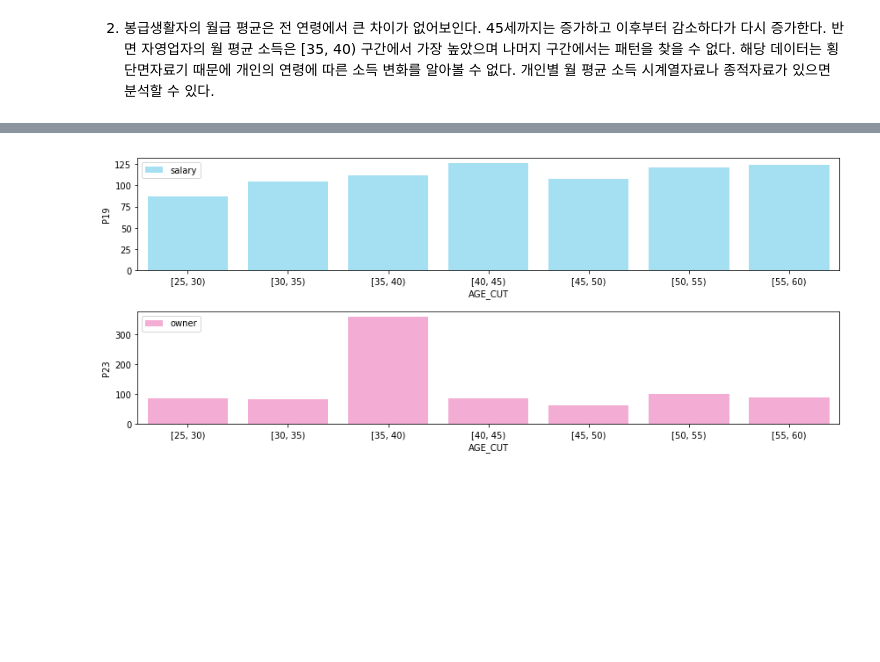
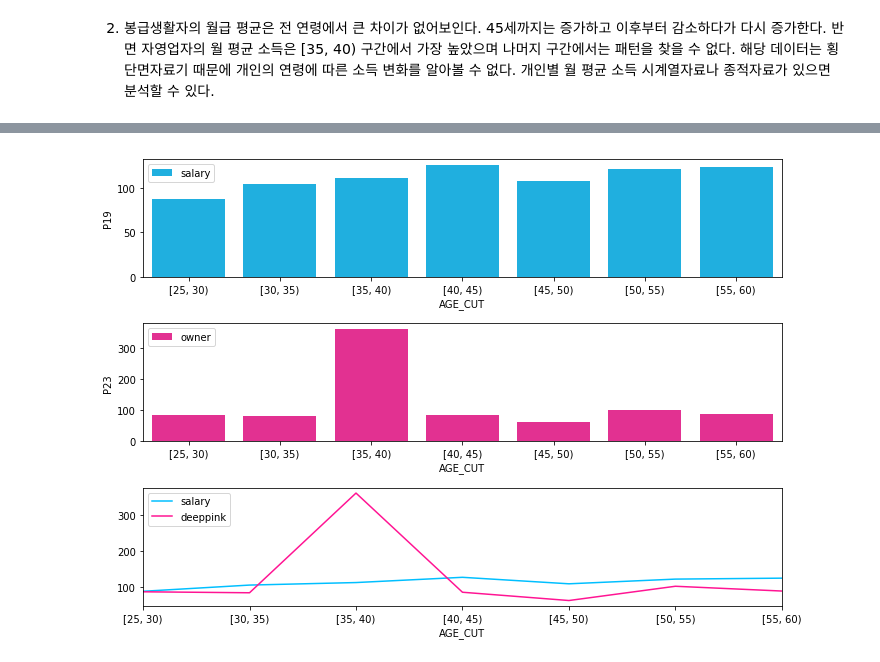
Before and after one commit to SeunghyeunBaek/TIL, a Jupyter notebook: 1_통계이론/기술통계_연습문제.ipynb, the cells around one changed output, grey strips where cells are left out. Cells and saved outputs as stored; diff of their text form; code cells hidden in the pictures; blank space fills up the shorter version.

```diff
--- a/1_통계이론/기술통계_연습문제.ipynb
+++ b/1_통계이론/기술통계_연습문제.ipynb
@@ -66,15 +72,20 @@ df_owner = df_daewoo[df_daewoo['JOB1'] == 2]
 salary_age_cut_mean = df_salary.groupby(['AGE_CUT'])['P19'].mean()
 owner_age_cut_mean = df_owner.groupby(['AGE_CUT'])['P23'].mean()
 # %%
-fig, ax = plt.subplots(2, 1, figsize=(12,5))
+fig, ax = plt.subplots(3, 1, figsize=(10,7))
 sb.barplot(x=salary_age_cut_mean.index, y=salary_age_cut_mean,
-           color = 'deepskyblue', alpha=.4, label='salary', ax=ax[0])
+           color = 'deepskyblue', label='salary', ax=ax[0])
 sb.barplot(x=owner_age_cut_mean.index, y=owner_age_cut_mean,
-           color = 'deeppink', alpha=.4, label='owner', ax=ax[1])
+           color = 'deeppink', label='owner', ax=ax[1])
+
+salary_age_cut_mean.plot(ax=ax[2], color='deepskyblue', label='salary')
+owner_age_cut_mean.plot(ax=ax[2], color='deeppink', label='deeppink')
 
 ax[0].legend(loc='upper left')
 ax[1].legend(loc='upper left')
+ax[2].legend(loc='upper left')
+
 plt.tight_layout()
 plt.show()
 # %% [output]
-[figure, old version]
+[figure, new version]
```
Also changed, not shown: parts of 11 cells of this notebook.
